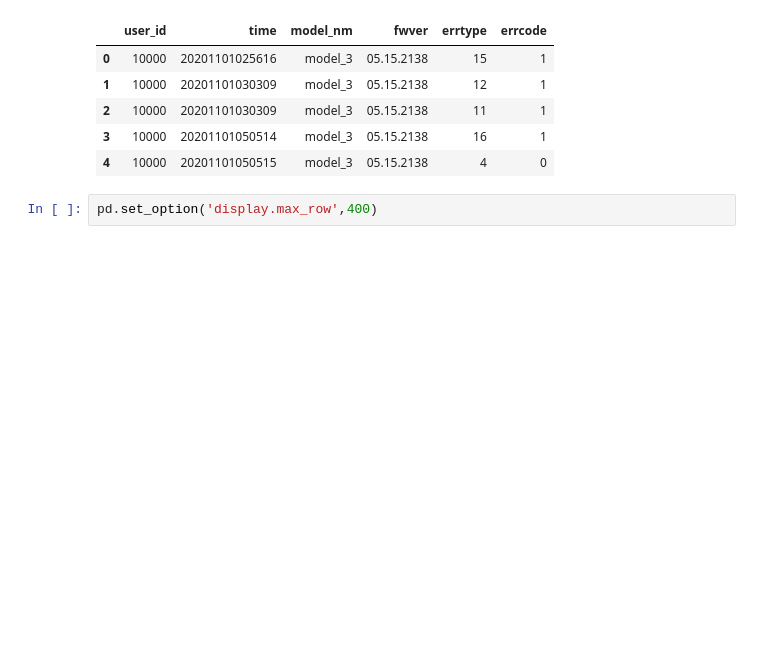
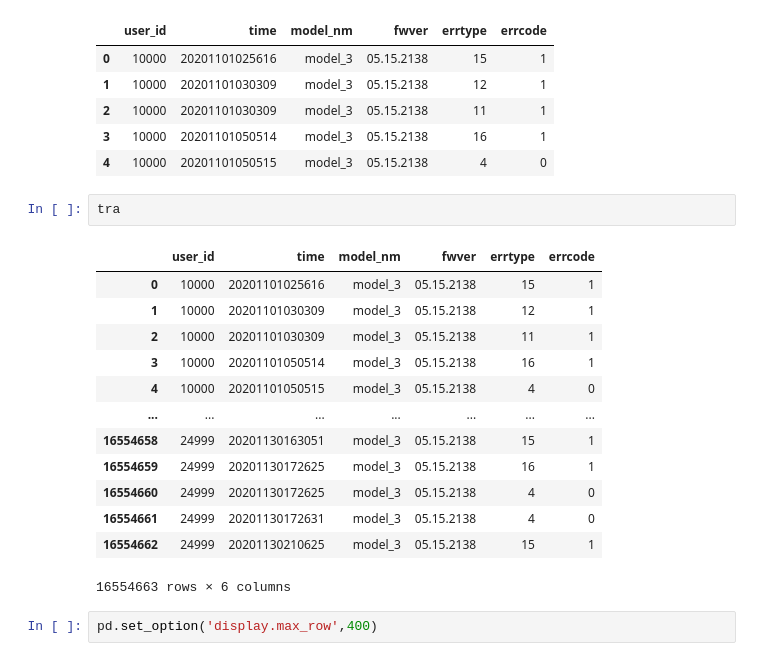
Before and after one commit to yg-renaissance/user-inconvenience-prediction, a Jupyter notebook: epsilon_eda.ipynb, the cells around one changed output. Drawn from its saved outputs; the diff is of its cells as text; blank space fills up the shorter version.

```diff
--- a/epsilon_eda.ipynb
+++ b/epsilon_eda.ipynb
@@ -82,6 +82,22 @@ display(train_err.head())
 | 2 | 10000 | 20201101030309 | model_3 | 05.15.2138 | 11 | 1 |
 | 3 | 10000 | 20201101050514 | model_3 | 05.15.2138 | 16 | 1 |
 | 4 | 10000 | 20201101050515 | model_3 | 05.15.2138 | 4 | 0 |
+# %%
+tra
+# %% [output]
+|  | user_id | time | model_nm | fwver | errtype | errcode |
+| 0 | 10000 | 20201101025616 | model_3 | 05.15.2138 | 15 | 1 |
+| 1 | 10000 | 20201101030309 | model_3 | 05.15.2138 | 12 | 1 |
+| 2 | 10000 | 20201101030309 | model_3 | 05.15.2138 | 11 | 1 |
+| 3 | 10000 | 20201101050514 | model_3 | 05.15.2138 | 16 | 1 |
+| 4 | 10000 | 20201101050515 | model_3 | 05.15.2138 | 4 | 0 |
+| ... | ... | ... | ... | ... | ... | ... |
+| 16554658 | 24999 | 20201130163051 | model_3 | 05.15.2138 | 15 | 1 |
+| 16554659 | 24999 | 20201130172625 | model_3 | 05.15.2138 | 16 | 1 |
+| 16554660 | 24999 | 20201130172625 | model_3 | 05.15.2138 | 4 | 0 |
+| 16554661 | 24999 | 20201130172631 | model_3 | 05.15.2138 | 4 | 0 |
+| 16554662 | 24999 | 20201130210625 | model_3 | 05.15.2138 | 15 | 1 |
+16554663 rows × 6 columns
 # %%
 pd.set_option('display.max_row',400)
 # %%
```
